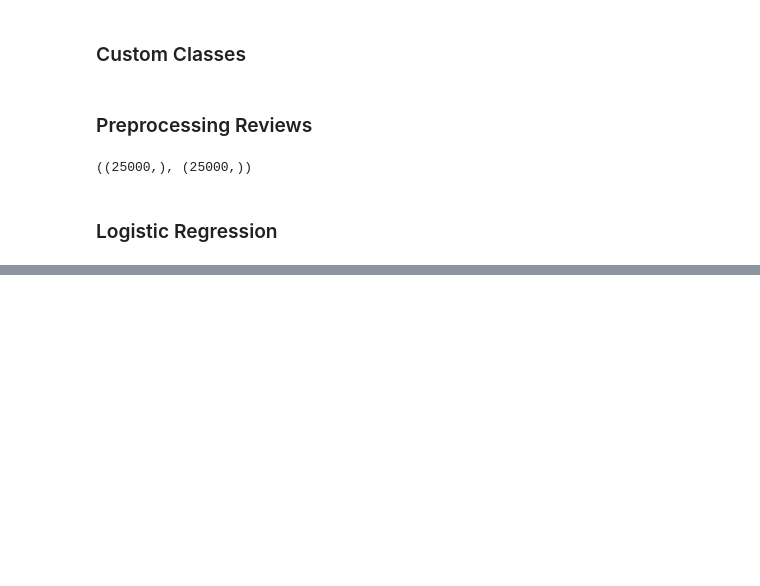
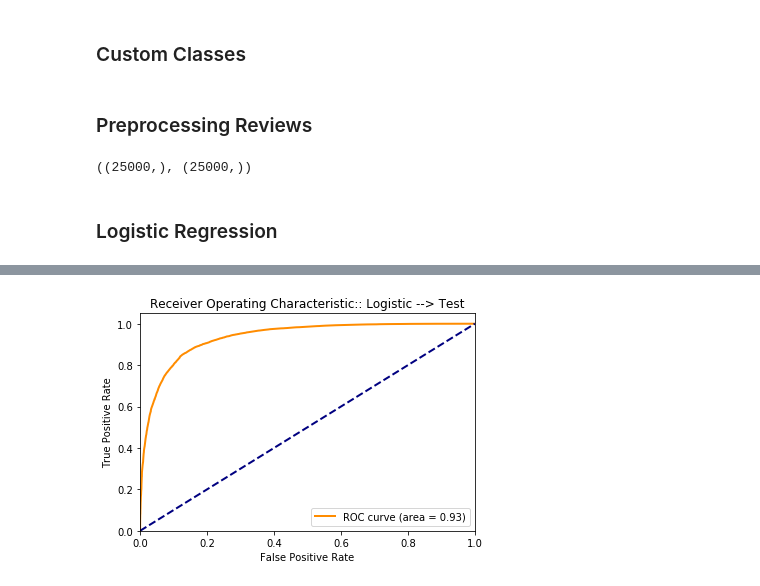
Before and after one commit to kuroodi/Sentiment_Analysis_Of_Movie_Reviews, a Jupyter notebook: models/models.ipynb, the cells around one changed output, grey strips where cells are left out. Saved outputs shown, nothing was run; the diff lists cells and outputs as text; code cells hidden in the pictures; blank space fills up the shorter version.

Commit message:
adding RF model

```diff
--- a/models/models.ipynb
+++ b/models/models.ipynb
@@ -214,0 +217,11 @@ logistic_test_score.plot_roc()
+# %%
+rf_pipe = make_pipeline(CountVectorizer(), RandomForestClassifier(n_jobs=-1, n_estimators=2000, max_features='log2'))
+
+param_grid = {
+                'countvectorizer__stop_words':['english'],
+                'countvectorizer__lowercase':[True],
+                'countvectorizer__max_features':[2000]
+             }
+
+clf = GridSearchCV(rf_pipe, param_grid,  cv=10)
+clf.fit(X_train, y_train);
@@ -214,0 +234,3 @@ logistic_test_score.plot_roc()
+# %%
+rf_test_score = modelScorer("Logistic --> Test", clf, y_test, X_test)
+rf_train_score = modelScorer("Logistic --> Train", clf, y_train, X_train)
@@ -214,0 +259,4 @@ logistic_test_score.plot_roc()
+# %%
+rf_test_score.plot_roc()
+# %% [output]
+[figure, added]
```
Also changed, not shown: parts of 9 cells of this notebook.
